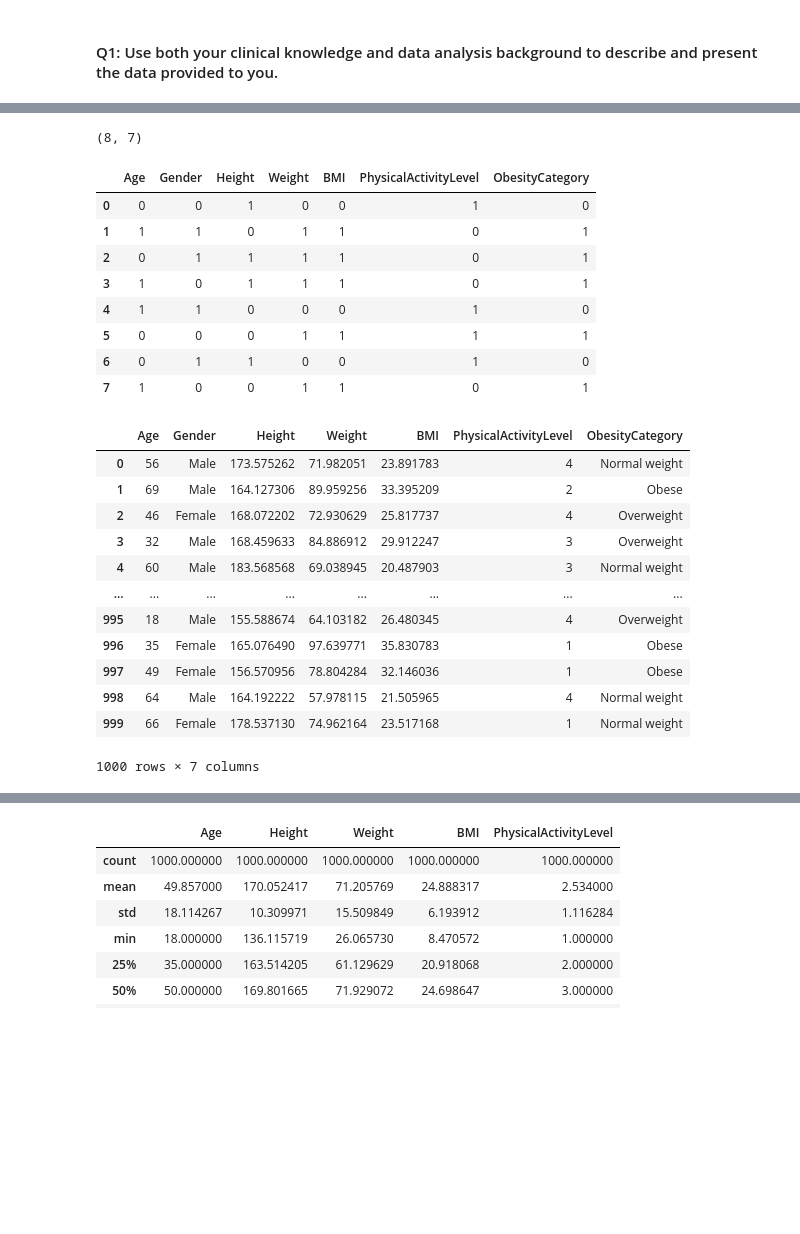
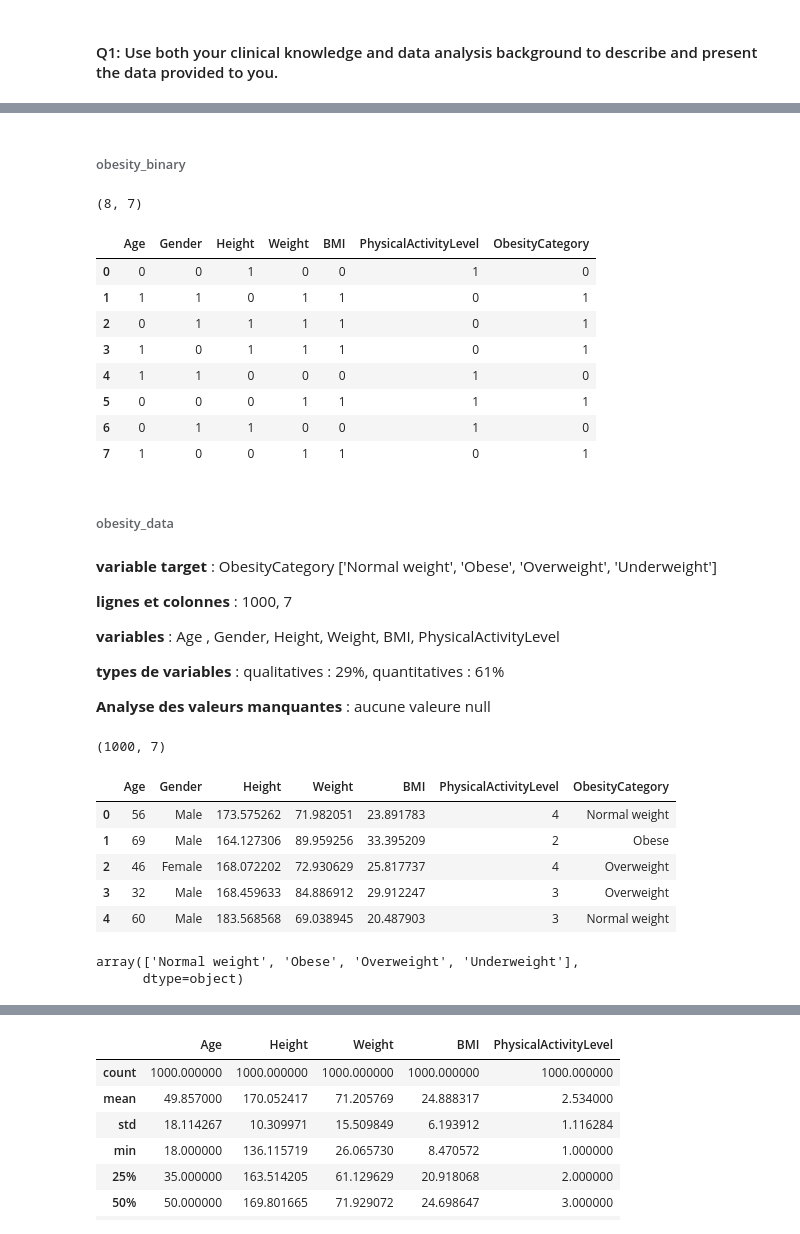
Before and after one commit to touXik/Tp_01_mbdd, a Jupyter notebook: Lab1_Health_Data_Modelling.ipynb, the cells around one changed output, grey strips where cells are left out. Cells and saved outputs as stored; diff of their text form; code cells hidden in the pictures; blank space fills up the shorter version.

```diff
--- a/Lab1_Health_Data_Modelling.ipynb
+++ b/Lab1_Health_Data_Modelling.ipynb
@@ -28,34 +32,47 @@ import pandas as pd
+# %% [markdown]
+###### obesity_binary
 # %%
-df1=pd.read_csv('Health-Data-modelling/lab1/obesity_binary.csv')
-df1.shape
+df_binary=pd.read_csv('Health-Data-modelling/lab1/obesity_binary.csv')
+print(df_binary.shape)
+df_binary
 # %% [output]
 (8, 7)
+|  | Age | Gender | Height | Weight | BMI | PhysicalActivityLevel | ObesityCategory |
+| 0 | 0 | 0 | 1 | 0 | 0 | 1 | 0 |
+| 1 | 1 | 1 | 0 | 1 | 1 | 0 | 1 |
+| 2 | 0 | 1 | 1 | 1 | 1 | 0 | 1 |
+| 3 | 1 | 0 | 1 | 1 | 1 | 0 | 1 |
+| 4 | 1 | 1 | 0 | 0 | 0 | 1 | 0 |
+| 5 | 0 | 0 | 0 | 1 | 1 | 1 | 1 |
+| 6 | 0 | 1 | 1 | 0 | 0 | 1 | 0 |
+| 7 | 1 | 0 | 0 | 1 | 1 | 0 | 1 |
-# %%
-df1
-# %% [output]
-|  | Age | Gender | Height | Weight | BMI | PhysicalActivityLevel | ObesityCategory |
-| 0 | 0 | 0 | 1 | 0 | 0 | 1 | 0 |
-| 1 | 1 | 1 | 0 | 1 | 1 | 0 | 1 |
-| 2 | 0 | 1 | 1 | 1 | 1 | 0 | 1 |
-| 3 | 1 | 0 | 1 | 1 | 1 | 0 | 1 |
-| 4 | 1 | 1 | 0 | 0 | 0 | 1 | 0 |
-| 5 | 0 | 0 | 0 | 1 | 1 | 1 | 1 |
-| 6 | 0 | 1 | 1 | 0 | 0 | 1 | 0 |
-| 7 | 1 | 0 | 0 | 1 | 1 | 0 | 1 |
+# %% [markdown]
+###### obesity_data
+# %% [markdown]
+**variable target** : ObesityCategory ['Normal weight', 'Obese', 'Overweight', 'Underweight']
+
+**lignes et colonnes** : 1000, 7
+
+**variables** : Age , Gender, Height, Weight, BMI, PhysicalActivityLevel
+
+**types de variables** : qualitatives : 29%, quantitatives : 61%
+
+**Analyse des valeurs manquantes** : aucune valeure null
 # %%
-df2=pd.read_csv('Health-Data-modelling/lab1/obesity_data.csv')
-df2
+df=pd.read_csv('Health-Data-modelling/lab1/obesity_data.csv')
+print(df.shape)
+df.head()
 # %% [output]
+(1000, 7)
 |  | Age | Gender | Height | Weight | BMI | PhysicalActivityLevel | ObesityCategory |
 | 0 | 56 | Male | 173.575262 | 71.982051 | 23.891783 | 4 | Normal weight |
 | 1 | 69 | Male | 164.127306 | 89.959256 | 33.395209 | 2 | Obese |
 | 2 | 46 | Female | 168.072202 | 72.930629 | 25.817737 | 4 | Overweight |
 | 3 | 32 | Male | 168.459633 | 84.886912 | 29.912247 | 3 | Overweight |
 | 4 | 60 | Male | 183.568568 | 69.038945 | 20.487903 | 3 | Normal weight |
-| ... | ... | ... | ... | ... | ... | ... | ... |
-| 995 | 18 | Male | 155.588674 | 64.103182 | 26.480345 | 4 | Overweight |
-| 996 | 35 | Female | 165.076490 | 97.639771 | 35.830783 | 1 | Obese |
-| 997 | 49 | Female | 156.570956 | 78.804284 | 32.146036 | 1 | Obese |
-| 998 | 64 | Male | 164.192222 | 57.978115 | 21.505965 | 4 | Normal weight |
-| 999 | 66 | Female | 178.537130 | 74.962164 | 23.517168 | 1 | Normal weight |
-1000 rows × 7 columns
+# %%
+#pour afficher les valeur de la variable  ObesityCategory
+df['ObesityCategory'].unique()
+# %% [output]
+array(['Normal weight', 'Obese', 'Overweight', 'Underweight'],
+      dtype=object)
```
Also changed, not shown: parts of 12 cells of this notebook.
